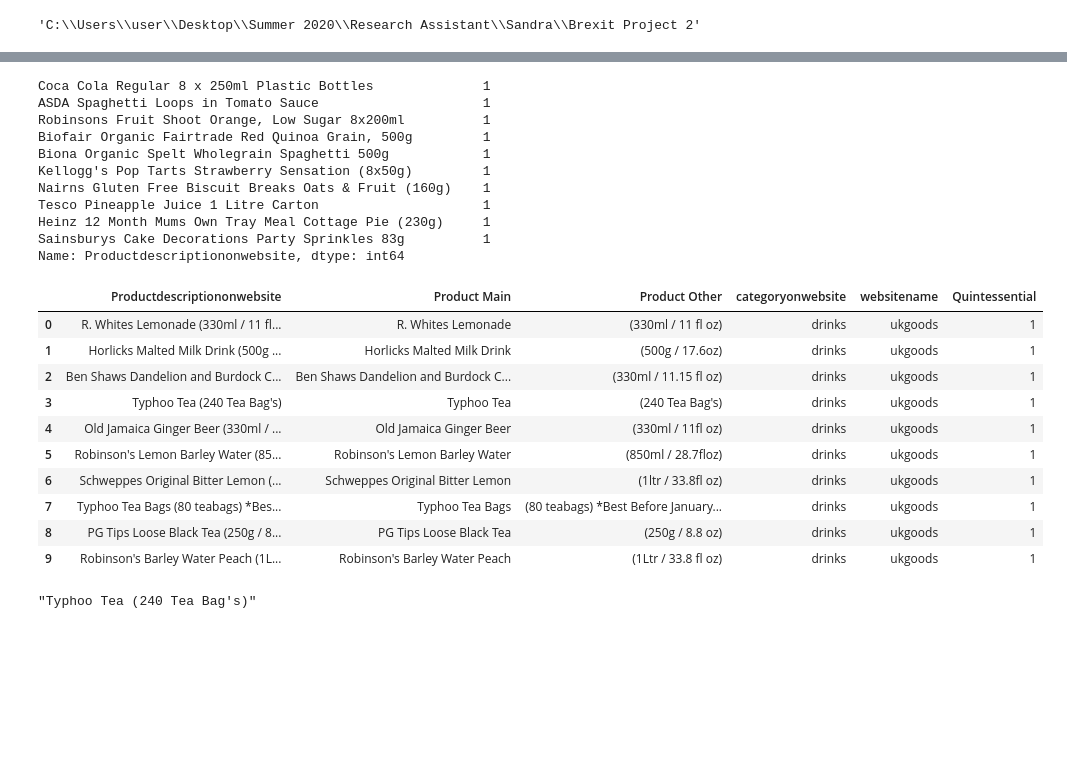
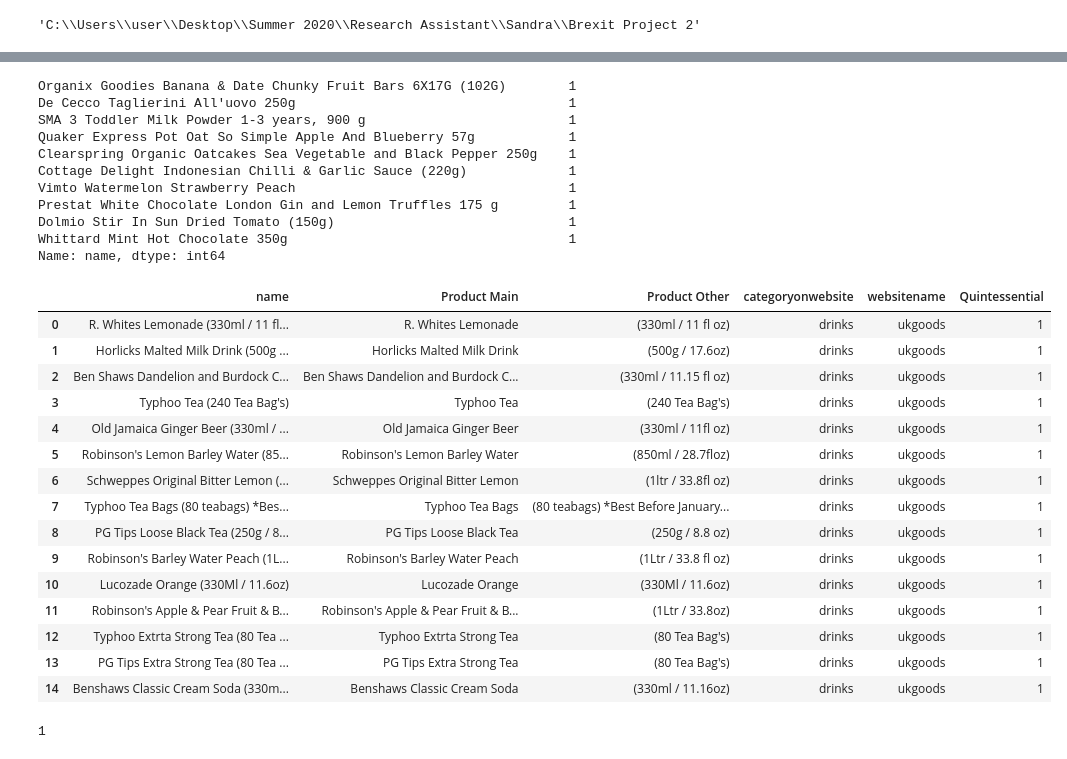
Before and after one commit to naeemtal/brexitproject, a Jupyter notebook: products_database.ipynb, the cells around one changed output, grey strips where cells are left out. Saved outputs shown, nothing was run; the diff lists cells and outputs as text; code cells hidden in the pictures; blank space fills up the shorter version.

```diff
--- a/products_database.ipynb
+++ b/products_database.ipynb
@@ -25,23 +25,23 @@ productsdatabase.head(10)
 | 8 | PG Tips Loose Black Tea (250g / 8... | drinks | ukgoods | 1 |
 | 9 | Robinson's Barley Water Peach (1L... | drinks | ukgoods | 1 |
 # %%
-productsdatabase.Productdescriptiononwebsite.value_counts().head(10)
+productsdatabase.name.value_counts().head(10)
 # %% [output]
-Coca Cola Regular 8 x 250ml Plastic Bottles              1
-ASDA Spaghetti Loops in Tomato Sauce                     1
-Robinsons Fruit Shoot Orange, Low Sugar 8x200ml          1
-Biofair Organic Fairtrade Red Quinoa Grain, 500g         1
-Biona Organic Spelt Wholegrain Spaghetti 500g            1
-Kellogg's Pop Tarts Strawberry Sensation (8x50g)         1
-Nairns Gluten Free Biscuit Breaks Oats & Fruit (160g)    1
-Tesco Pineapple Juice 1 Litre Carton                     1
-Heinz 12 Month Mums Own Tray Meal Cottage Pie (230g)     1
-Sainsburys Cake Decorations Party Sprinkles 83g          1
-Name: Productdescriptiononwebsite, dtype: int64
+Organix Goodies Banana & Date Chunky Fruit Bars 6X17G (102G)        1
+De Cecco Taglierini All'uovo 250g                                   1
+SMA 3 Toddler Milk Powder 1-3 years, 900 g                          1
+Quaker Express Pot Oat So Simple Apple And Blueberry 57g            1
+Clearspring Organic Oatcakes Sea Vegetable and Black Pepper 250g    1
+Cottage Delight Indonesian Chilli & Garlic Sauce (220g)             1
+Vimto Watermelon Strawberry Peach                                   1
+Prestat White Chocolate London Gin and Lemon Truffles 175 g         1
+Dolmio Stir In Sun Dried Tomato (150g)                              1
+Whittard Mint Hot Chocolate 350g                                    1
+Name: name, dtype: int64
 # %%
 n_rows, n_col = productsdatabase.shape
 # %%
-products_info = list(productsdatabase['Productdescriptiononwebsite'].values)
+products_info = list(productsdatabase['name'].values)
 # %%
 # CREATING SPLIT PRODUCT DATABASE
 count_no_match = 0
@@ -95,11 +96,12 @@ for i in range(len(products_info)):
 # %%
 # SPLIT PRODUCT DATA BASE
 productsdatabase['Product Main'] = product_main
 productsdatabase['Product Other'] = product_other
-productsdatabase = productsdatabase[['Productdescriptiononwebsite', 'Product Main', 'Product Other', 'categoryonwebsite', 'websitename', 'Quintessential']]
-productsdatabase.head(10)
+productsdatabase = productsdatabase[['name', 'Product Main', 'Product Other', 'categoryonwebsite', 'websitename', 'Quintessential']]
+#productsdatabase = productsdatabase.sort_values(by=["Product Main"])
+productsdatabase.head(15)
 # %% [output]
-|  | Productdescriptiononwebsite | Product Main | Product Other | categoryonwebsite | websitename | Quintessential |
+|  | name | Product Main | Product Other | categoryonwebsite | websitename | Quintessential |
 | 0 | R. Whites Lemonade (330ml / 11 fl... | R. Whites Lemonade | (330ml / 11 fl oz) | drinks | ukgoods | 1 |
 | 1 | Horlicks Malted Milk Drink (500g ... | Horlicks Malted Milk Drink | (500g / 17.6oz) | drinks | ukgoods | 1 |
 | 2 | Ben Shaws Dandelion and Burdock C... | Ben Shaws Dandelion and Burdock C... | (330ml / 11.15 fl oz) | drinks | ukgoods | 1 |
@@ -110,10 +112,13 @@ productsdatabase.head(10)
 | 7 | Typhoo Tea Bags (80 teabags) *Bes... | Typhoo Tea Bags | (80 teabags) *Best Before January... | drinks | ukgoods | 1 |
 | 8 | PG Tips Loose Black Tea (250g / 8... | PG Tips Loose Black Tea | (250g / 8.8 oz) | drinks | ukgoods | 1 |
 | 9 | Robinson's Barley Water Peach (1L... | Robinson's Barley Water Peach | (1Ltr / 33.8 fl oz) | drinks | ukgoods | 1 |
+| 10 | Lucozade Orange (330Ml / 11.6oz) | Lucozade Orange | (330Ml / 11.6oz) | drinks | ukgoods | 1 |
+| 11 | Robinson's Apple & Pear Fruit & B... | Robinson's Apple & Pear Fruit & B... | (1Ltr / 33.8oz) | drinks | ukgoods | 1 |
+| 12 | Typhoo Extrta Strong Tea (80 Tea ... | Typhoo Extrta Strong Tea | (80 Tea Bag's) | drinks | ukgoods | 1 |
+| 13 | PG Tips Extra Strong Tea (80 Tea ... | PG Tips Extra Strong Tea | (80 Tea Bag's) | drinks | ukgoods | 1 |
+| 14 | Benshaws Classic Cream Soda (330m... | Benshaws Classic Cream Soda | (330ml / 11.16oz) | drinks | ukgoods | 1 |
-# %%
-# TEST -- NOT IMPORTANT
-test_case = products_info[3]
-test_case
-# %% [output]
-"Typhoo Tea (240 Tea Bag's)"
+# %%
+productsdatabase.loc[productsdatabase['Product Main'] == ' Typhoo Tea Bags', 'Quintessential'].values[0]
+# %% [output]
+1
 # %%
```
Also changed, not shown: parts of 17 cells of this notebook.
